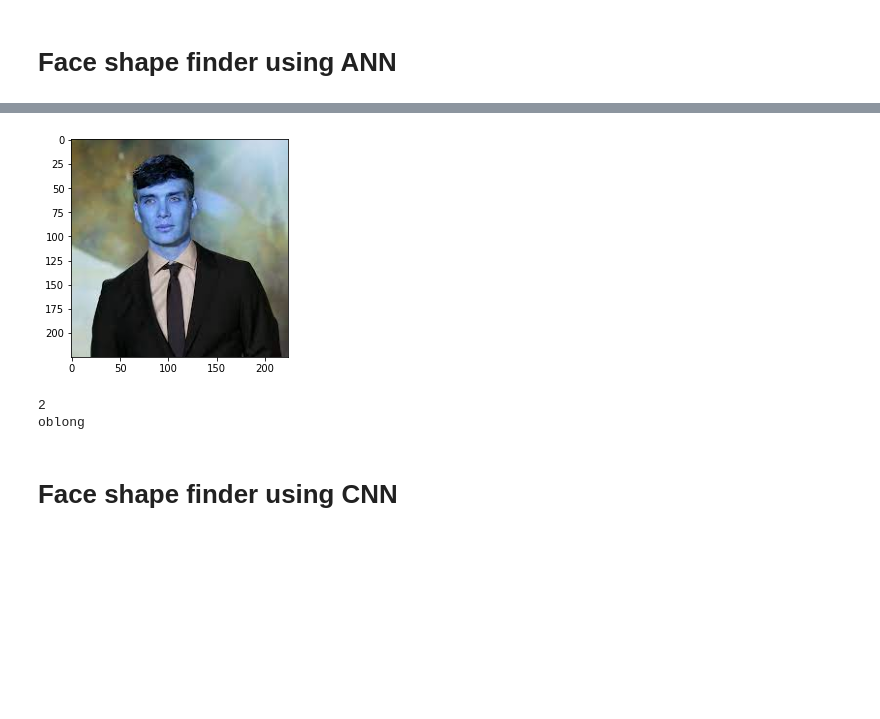
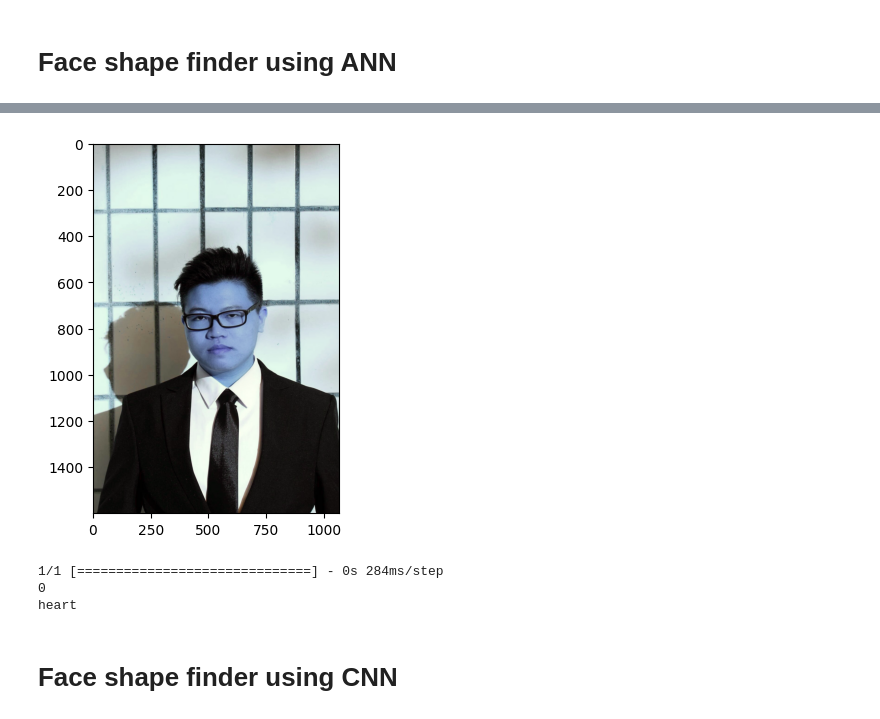
Before and after one commit to jacky96923/Hair-Salon-booking-System, a Jupyter notebook: face-shape-finder.ipynb, the cells around one changed output, grey strips where cells are left out. Cells and saved outputs as stored; diff of their text form; code cells hidden in the pictures; blank space fills up the shorter version.

Commit message:
jacky face-shape model trained and saved

```diff
--- a/face-shape-finder.ipynb
+++ b/face-shape-finder.ipynb
@@ -48,5 +43,5 @@ train_dataset.class_indices
 # %%
-classess = ['diamond','heart','oblong','oval','round','square','triangle']
+classess = ['heart','oblong','oval','round','square']
 # %% [markdown]
 # Face shape finder using ANN
 # %%
@@ -54,7 +49,7 @@ ann = models.Sequential([
         layers.Flatten(input_shape=(200,200,3)),
         layers.Dense(3000, activation='relu'),
         layers.Dense(1000, activation='relu'),
-        layers.Dense(7, activation='softmax')
+        layers.Dense(5, activation='softmax')
     ])
 
 ann.compile(optimizer='SGD',
@@ -67,17 +72,18 @@ ImportError: Could not import PIL.Image. The use of `load_img` requires PIL.
 # %%
-img = cv2.imread("../input/face-shape-classification/face shape detector/diamond/download (10).jpg")
+img = cv2.imread("./test/me_photo.jpg")
 plt.imshow(img)
 plt.show()
 img = cv2.resize(img,(200,200))
 img = np.reshape(img,[1,200,200,3])
 classes = ann.predict(img)
 print(np.argmax(classes))
 z = (np.argmax(classes))
 print(classess[z])
 # %% [output]
-[figure, old version]
+[figure, new version]
-2
-oblong
+1/1 [==============================] - 0s 284ms/step
+0
+heart
 # %% [markdown]
 # Face shape finder using CNN
 # %%
```
Also changed, not shown: parts of 14 cells of this notebook, 9 other files.
